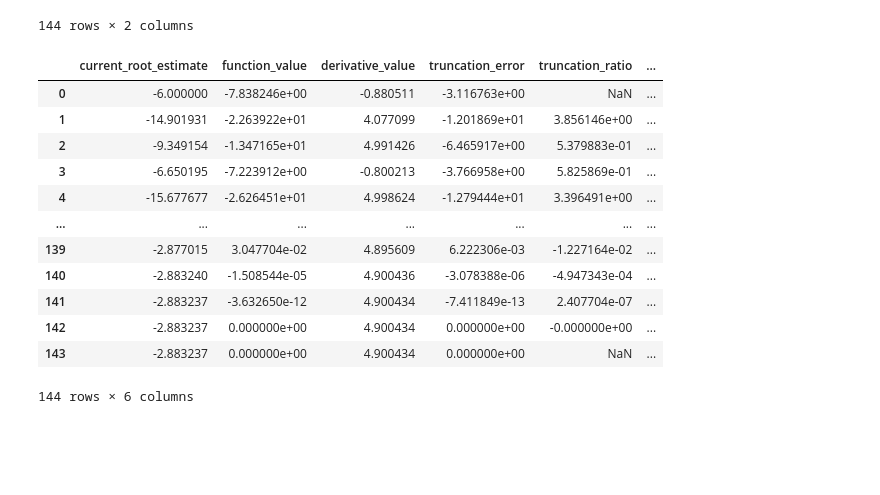
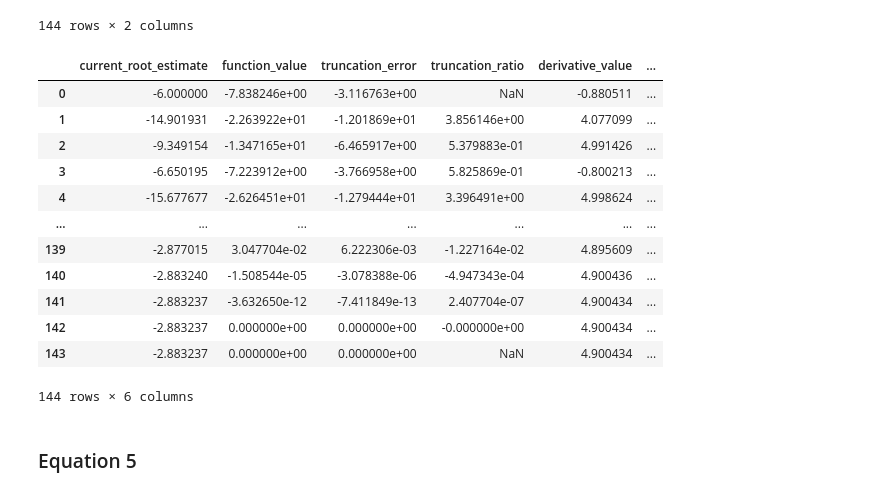
Before and after one commit to EasonSYC/catam-example-project, a Jupyter notebook: src/notebook.ipynb, the cells around one changed output. Saved outputs shown, nothing was run; the diff lists cells and outputs as text; code cells hidden in the pictures; blank space fills up the shorter version.

Commit message:
update question 5 data as well.

```diff
--- a/src/notebook.ipynb
+++ b/src/notebook.ipynb
@@ -192,11 +184,12 @@ def plot_fixed_point_iteration_graph(function,
     ax.legend()
 # %%
 def truncation_errors(function,
-                      root_estimate: pd.DataFrame) -> pd.DataFrame:
+                      root_estimate: pd.DataFrame,
+                      root: float) -> pd.DataFrame:
     truncation_errors: pd.DataFrame = pd.DataFrame(root_estimate).drop(columns=["iteration"])
 
     truncation_errors["function_value"] = function(truncation_errors["current_root_estimate"])
-    truncation_errors["truncation_error"] = truncation_errors["current_root_estimate"] - x_ast
+    truncation_errors["truncation_error"] = truncation_errors["current_root_estimate"] - root
     truncation_errors["truncation_ratio"] = truncation_errors["truncation_error"] / truncation_errors["truncation_error"].shift(1)
 
 
@@ -497,6 +490,15 @@ def newton_raphson_iteration(
     return fixed_point_iteration(lambda x: x - function(x) / derivative(x), x, term_difference=term_difference, max_iteration=max_iteration)
 # %% [markdown]
 ## Question 5
+# %%
+def intermediate_data(function,
+                      root_estimate: pd.DataFrame,
+                      root: float) -> pd.DataFrame:
+    intermediate_data: pd.DataFrame = truncation_errors(function, root_estimate, root)
+    intermediate_data["derivative_value"] = df(intermediate_data["current_root_estimate"])
+    intermediate_data["truncation_ratio_squared"] = intermediate_data["truncation_error"] / np.pow(intermediate_data["truncation_error"].shift(1), 2)
+
+    return intermediate_data
 # %% [markdown]
 ### Equation 4
 # %%
@@ -535,13 +552,7 @@ root_estimate
 | 5 | 5 | -2.883237 |
 | 6 | 6 | -2.883237 |
 # %%
-intermediate_data: pd.DataFrame = pd.DataFrame(root_estimate).drop(columns=["iteration"])
-
-intermediate_data["function_value"] = f(intermediate_data["current_root_estimate"])
-intermediate_data["derivative_value"] = df(intermediate_data["current_root_estimate"])
-intermediate_data["truncation_error"] = intermediate_data["current_root_estimate"] - x_ast
-intermediate_data["truncation_ratio"] = intermediate_data["truncation_error"] / intermediate_data["truncation_error"].shift(1)
-intermediate_data["truncation_ratio_squared"] = intermediate_data["truncation_error"] / np.pow(intermediate_data["truncation_error"].shift(1), 2)
-
-intermediate_data
+data: pd.DataFrame = intermediate_data(f, root_estimate, x_ast)
+data.to_csv('../data/question-5-eq-4-2-converge-quick.csv')
+data
 # %% [output]
@@ -571,26 +582,22 @@ root_estimate
 | 143 | 143 | -2.883237 |
 144 rows × 2 columns
 # %%
-intermediate_data: pd.DataFrame = pd.DataFrame(root_estimate).drop(columns=["iteration"])
-
-intermediate_data["function_value"] = f(intermediate_data["current_root_estimate"])
-intermediate_data["derivative_value"] = df(intermediate_data["current_root_estimate"])
-intermediate_data["truncation_error"] = intermediate_data["current_root_estimate"] - x_ast
-intermediate_data["truncation_ratio"] = intermediate_data["truncation_error"] / intermediate_data["truncation_error"].shift(1)
-intermediate_data["truncation_ratio_squared"] = intermediate_data["truncation_error"] / np.pow(intermediate_data["truncation_error"], 2).shift(1)
-
-intermediate_data
+data: pd.DataFrame = intermediate_data(f, root_estimate, x_ast)
+data.to_csv('../data/question-5-eq-4-3-converge-slow.csv')
+data
 # %% [output]
-|  | current_root_estimate | function_value | derivative_value | truncation_error | truncation_ratio | ... |
-| 0 | -6.000000 | -7.838246e+00 | -0.880511 | -3.116763e+00 | NaN | ... |
-| 1 | -14.901931 | -2.263922e+01 | 4.077099 | -1.201869e+01 | 3.856146e+00 | ... |
-| 2 | -9.349154 | -1.347165e+01 | 4.991426 | -6.465917e+00 | 5.379883e-01 | ... |
-| 3 | -6.650195 | -7.223912e+00 | -0.800213 | -3.766958e+00 | 5.825869e-01 | ... |
-| 4 | -15.677677 | -2.626451e+01 | 4.998624 | -1.279444e+01 | 3.396491e+00 | ... |
+|  | current_root_estimate | function_value | truncation_error | truncation_ratio | derivative_value | ... |
+| 0 | -6.000000 | -7.838246e+00 | -3.116763e+00 | NaN | -0.880511 | ... |
+| 1 | -14.901931 | -2.263922e+01 | -1.201869e+01 | 3.856146e+00 | 4.077099 | ... |
+| 2 | -9.349154 | -1.347165e+01 | -6.465917e+00 | 5.379883e-01 | 4.991426 | ... |
+| 3 | -6.650195 | -7.223912e+00 | -3.766958e+00 | 5.825869e-01 | -0.800213 | ... |
+| 4 | -15.677677 | -2.626451e+01 | -1.279444e+01 | 3.396491e+00 | 4.998624 | ... |
 | ... | ... | ... | ... | ... | ... | ... |
-| 139 | -2.877015 | 3.047704e-02 | 4.895609 | 6.222306e-03 | -1.227164e-02 | ... |
-| 140 | -2.883240 | -1.508544e-05 | 4.900436 | -3.078388e-06 | -4.947343e-04 | ... |
-| 141 | -2.883237 | -3.632650e-12 | 4.900434 | -7.411849e-13 | 2.407704e-07 | ... |
-| 142 | -2.883237 | 0.000000e+00 | 4.900434 | 0.000000e+00 | -0.000000e+00 | ... |
-| 143 | -2.883237 | 0.000000e+00 | 4.900434 | 0.000000e+00 | NaN | ... |
+| 139 | -2.877015 | 3.047704e-02 | 6.222306e-03 | -1.227164e-02 | 4.895609 | ... |
+| 140 | -2.883240 | -1.508544e-05 | -3.078388e-06 | -4.947343e-04 | 4.900436 | ... |
+| 141 | -2.883237 | -3.632650e-12 | -7.411849e-13 | 2.407704e-07 | 4.900434 | ... |
+| 142 | -2.883237 | 0.000000e+00 | 0.000000e+00 | -0.000000e+00 | 4.900434 | ... |
+| 143 | -2.883237 | 0.000000e+00 | 0.000000e+00 | NaN | 4.900434 | ... |
 144 rows × 6 columns
+# %% [markdown]
+### Equation 5
```
Also changed, not shown: parts of 20 cells of this notebook, 16 other files.
